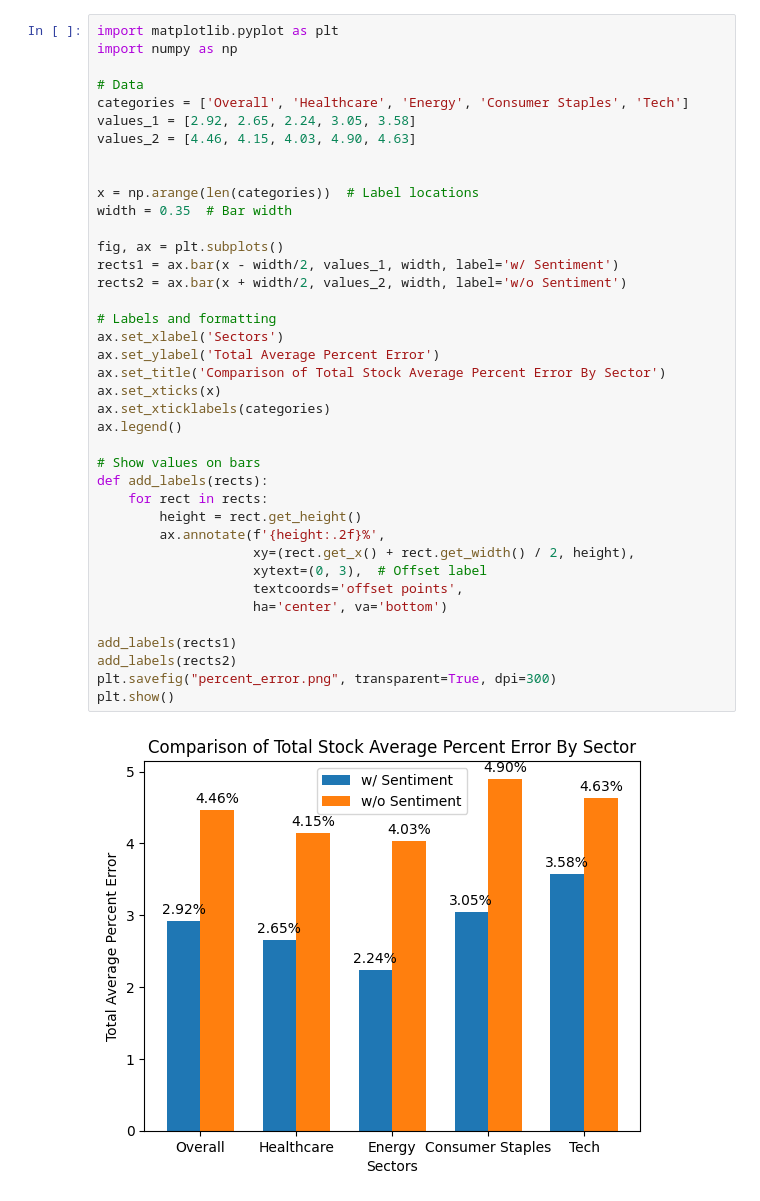
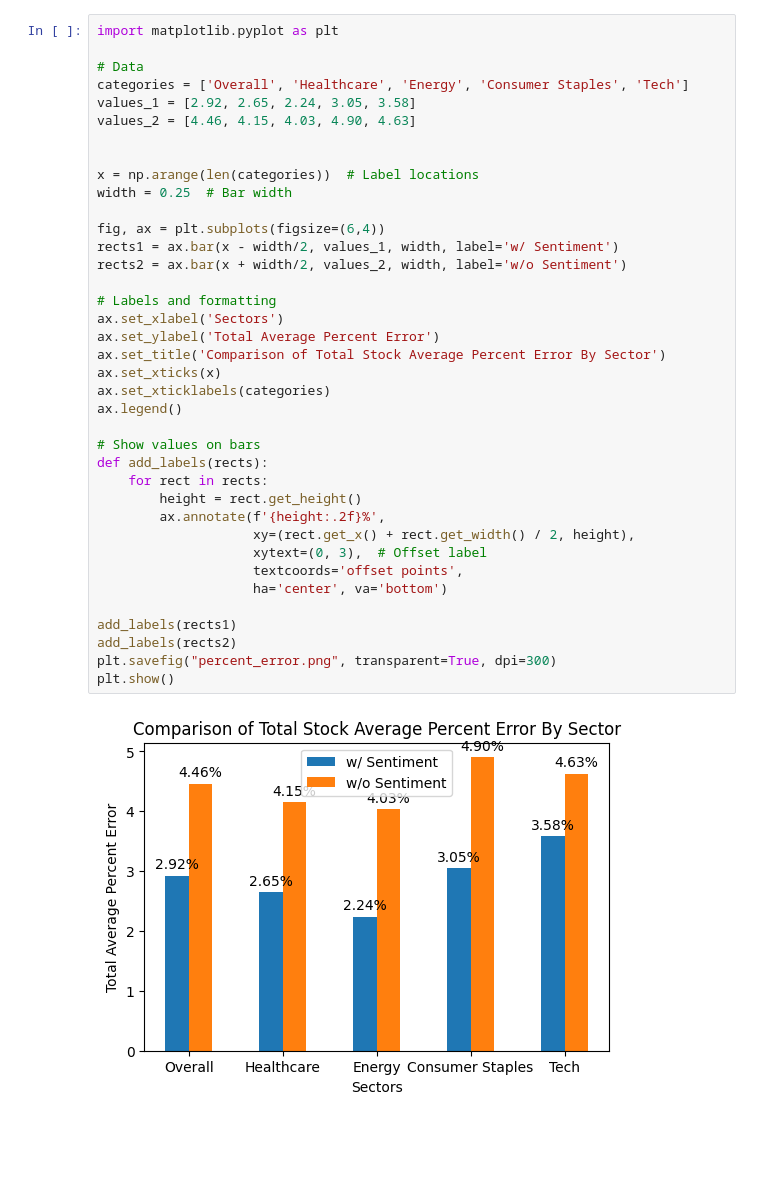
Before and after one commit to cosmanatlol/Stock-News-Analysis, a Jupyter notebook: tech_analysis/Final_model.ipynb, the cells around one changed output. Drawn from its saved outputs; the diff is of its cells as text; blank space fills up the shorter version.

```diff
--- a/tech_analysis/Final_model.ipynb
+++ b/tech_analysis/Final_model.ipynb
@@ -402,6 +449,5 @@ Total Average Percent Error for Group 4: 3.52%
 # %%
 import matplotlib.pyplot as plt
-import numpy as np
 
 # Data
 categories = ['Overall', 'Healthcare', 'Energy', 'Consumer Staples', 'Tech']
@@ -410,34 +456,34 @@ values_2 = [4.46, 4.15, 4.03, 4.90, 4.63]
 
 
 x = np.arange(len(categories))  # Label locations
-width = 0.35  # Bar width
+width = 0.25  # Bar width
 
-fig, ax = plt.subplots()
+fig, ax = plt.subplots(figsize=(6,4))
 rects1 = ax.bar(x - width/2, values_1, width, label='w/ Sentiment')
 rects2 = ax.bar(x + width/2, values_2, width, label='w/o Sentiment')
 
 # Labels and formatting
 ax.set_xlabel('Sectors')
 ax.set_ylabel('Total Average Percent Error')
 ax.set_title('Comparison of Total Stock Average Percent Error By Sector')
 ax.set_xticks(x)
 ax.set_xticklabels(categories)
 ax.legend()
 
 # Show values on bars
 def add_labels(rects):
     for rect in rects:
         height = rect.get_height()
         ax.annotate(f'{height:.2f}%',
                     xy=(rect.get_x() + rect.get_width() / 2, height),
                     xytext=(0, 3),  # Offset label
                     textcoords='offset points',
                     ha='center', va='bottom')
 
 add_labels(rects1)
 add_labels(rects2)
 plt.savefig("percent_error.png", transparent=True, dpi=300)
 plt.show()
 # %% [output]
-[figure, old version]
+[figure, new version]
 # %%
```
Also changed, not shown: parts of 7 cells of this notebook.
